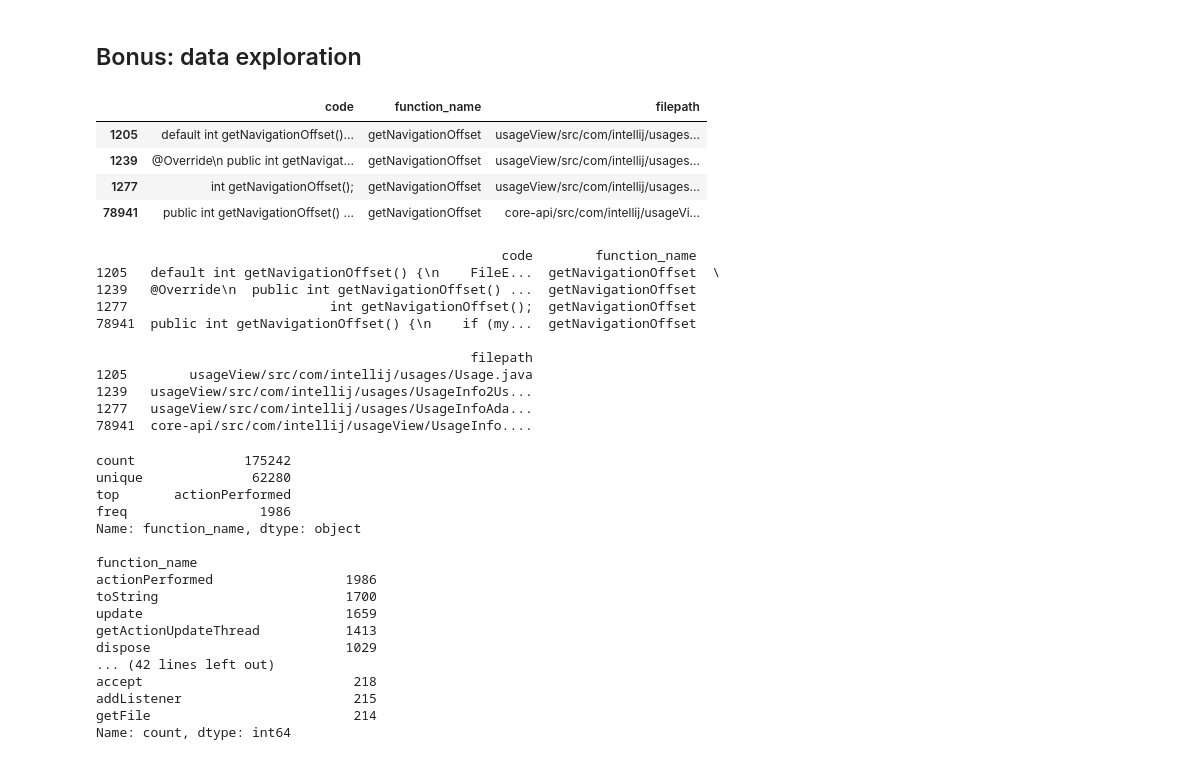
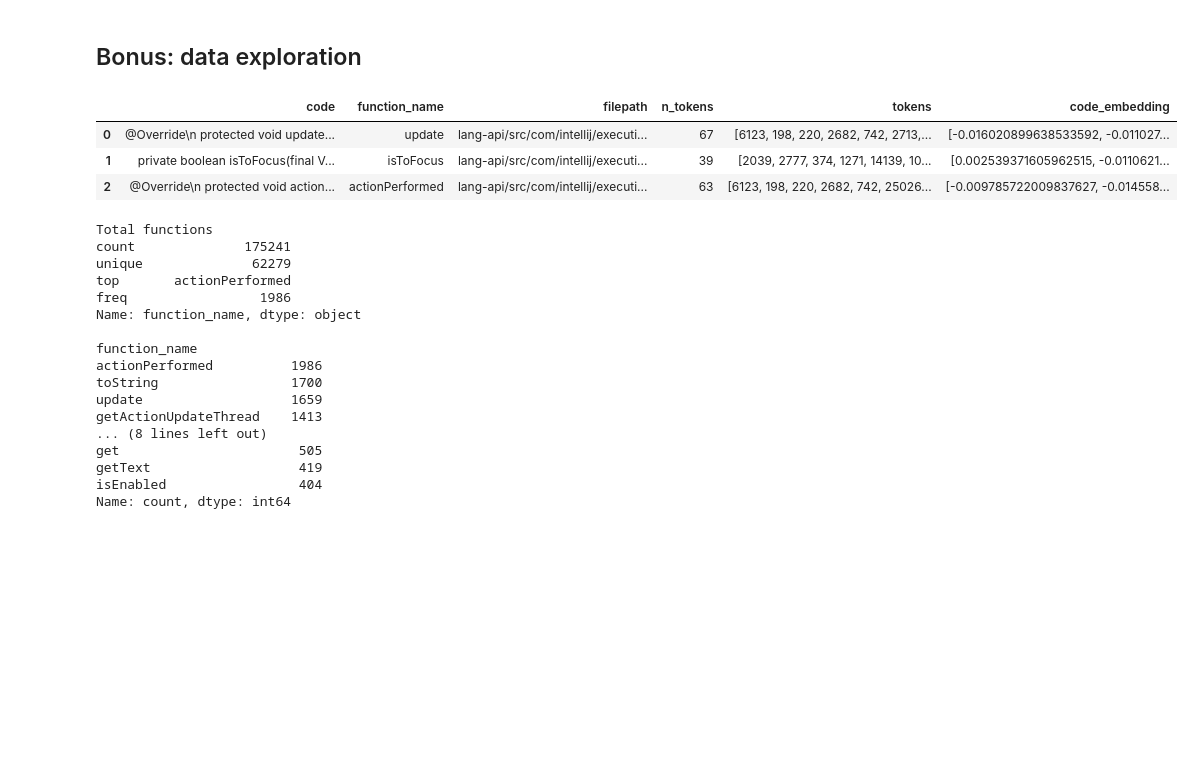
Before and after one commit to bzz/jet-search, a Jupyter notebook: gpt3_code_embeddings.ipynb, the cells around one changed output. Saved outputs shown, nothing was run; the diff lists cells and outputs as text; code cells hidden in the pictures; blank space fills up the shorter version.

```diff
--- a/gpt3_code_embeddings.ipynb
+++ b/gpt3_code_embeddings.ipynb
@@ -590,44 +605,34 @@ index.save(f"{code_emb_index_file}")
 True
 # %% [markdown]
 ## Bonus: data exploration
-# %%
-df[df['function_name'] == 'getNavigationOffset']
-# %% [output]
-|  | code | function_name | filepath |
-| 1205 | default int getNavigationOffset()... | getNavigationOffset | usageView/src/com/intellij/usages... |
-| 1239 | @Override\n public int getNavigat... | getNavigationOffset | usageView/src/com/intellij/usages... |
-| 1277 | int getNavigationOffset(); | getNavigationOffset | usageView/src/com/intellij/usages... |
-| 78941 | public int getNavigationOffset() ... | getNavigationOffset | core-api/src/com/intellij/usageVi... |
-                                                    code        function_name
-1205   default int getNavigationOffset() {\n    FileE...  getNavigationOffset  \
-1239   @Override\n  public int getNavigationOffset() ...  getNavigationOffset
-1277                          int getNavigationOffset();  getNavigationOffset
-78941  public int getNavigationOffset() {\n    if (my...  getNavigationOffset
-
-                                                filepath
-1205        usageView/src/com/intellij/usages/Usage.java
-1239   usageView/src/com/intellij/usages/UsageInfo2Us...
-1277   usageView/src/com/intellij/usages/UsageInfoAda...
-78941  core-api/src/com/intellij/usageView/UsageInfo....
+# %%
+df_csv.head(3)
+# %% [output]
+|  | code | function_name | filepath | n_tokens | tokens | code_embedding |
+| 0 | @Override\n protected void update... | update | lang-api/src/com/intellij/executi... | 67 | [6123, 198, 220, 2682, 742, 2713,... | [-0.016020899638533592, -0.011027... |
+| 1 | private boolean isToFocus(final V... | isToFocus | lang-api/src/com/intellij/executi... | 39 | [2039, 2777, 374, 1271, 14139, 10... | [0.002539371605962515, -0.0110621... |
+| 2 | @Override\n protected void action... | actionPerformed | lang-api/src/com/intellij/executi... | 63 | [6123, 198, 220, 2682, 742, 25026... | [-0.009785722009837627, -0.014558... |
 # %%
-print(df.function_name.describe())
+# number of uniq funtion names
+print("Total functions")
+print(df_csv.function_name.describe())
 print()
-print(df.function_name.value_counts().head(50))
+print(df_csv.function_name.value_counts().head(15))
 # %% [output]
-count              175242
-unique              62280
+Total functions
+count              175241
+unique              62279
 top       actionPerformed
 freq                 1986
 Name: function_name, dtype: object
 
 function_name
-actionPerformed                 1986
-toString                        1700
-update                          1659
-getActionUpdateThread           1413
-dispose                         1029
-... (42 lines left out)
-accept                           218
-addListener                      215
-getFile                          214
+actionPerformed          1986
+toString                 1700
+update                   1659
+getActionUpdateThread    1413
+... (8 lines left out)
+get                       505
+getText                   419
+isEnabled                 404
 Name: count, dtype: int64
```
Also changed, not shown: parts of 27 cells of this notebook.
